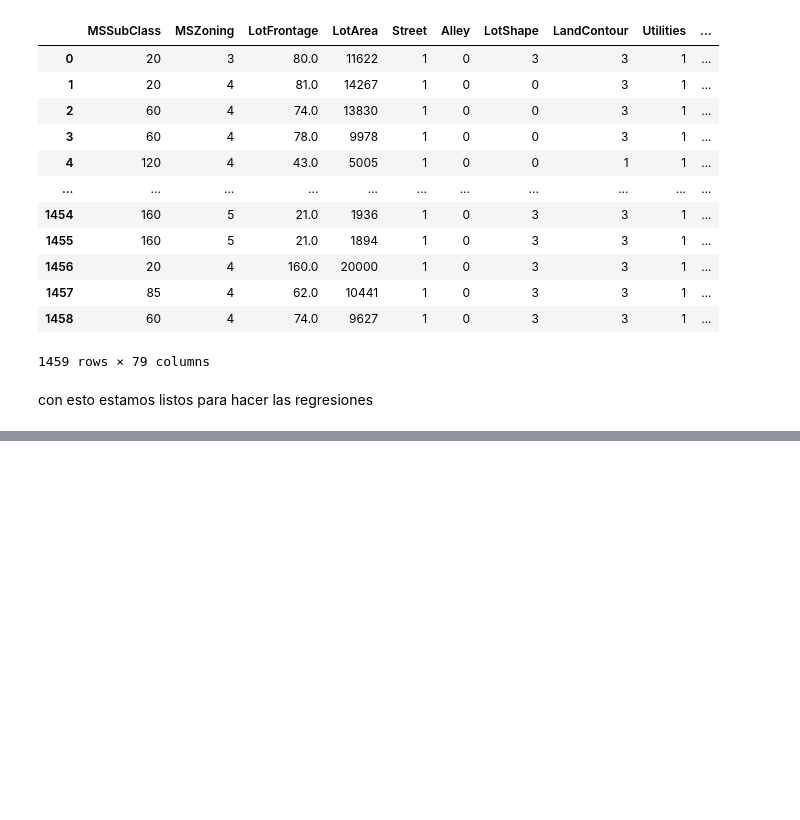
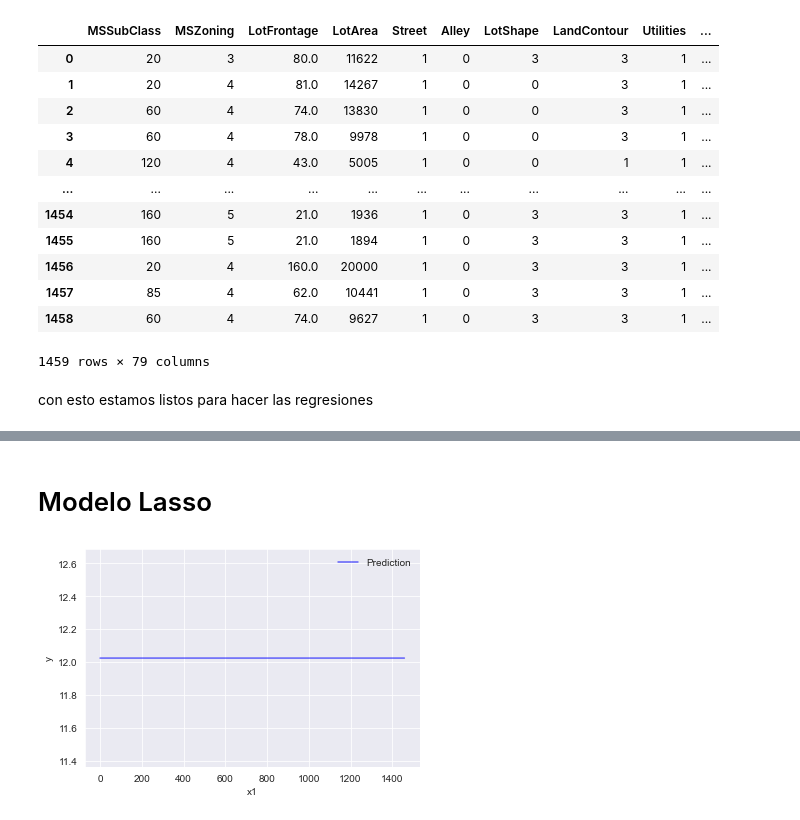
Before and after one commit to 8kta/MLHMW1, a Jupyter notebook: Proyecto.ipynb, the cells around one changed output, grey strips where cells are left out. Saved outputs shown, nothing was run; the diff lists cells and outputs as text; code cells hidden in the pictures; blank space fills up the shorter version.

```diff
--- a/Proyecto.ipynb
+++ b/Proyecto.ipynb
@@ -161,0 +184,12 @@ con esto estamos listos para hacer las regresiones
+# %% [markdown]
+# Modelo Lasso
+# %%
+lm = Lasso(alpha=0.5,normalize=True, max_iter=1e6)
+lm.fit(train,precios)
+plt.plot(test.index , lm.predict(test),'b',alpha=0.6, label='Prediction')
+plt.legend(loc='best', frameon=False)
+plt.xlabel('x1')
+plt.ylabel('y')
+plt.show()
+# %% [output]
+[figure, added]
```
Also changed, not shown: parts of 7 cells of this notebook.
